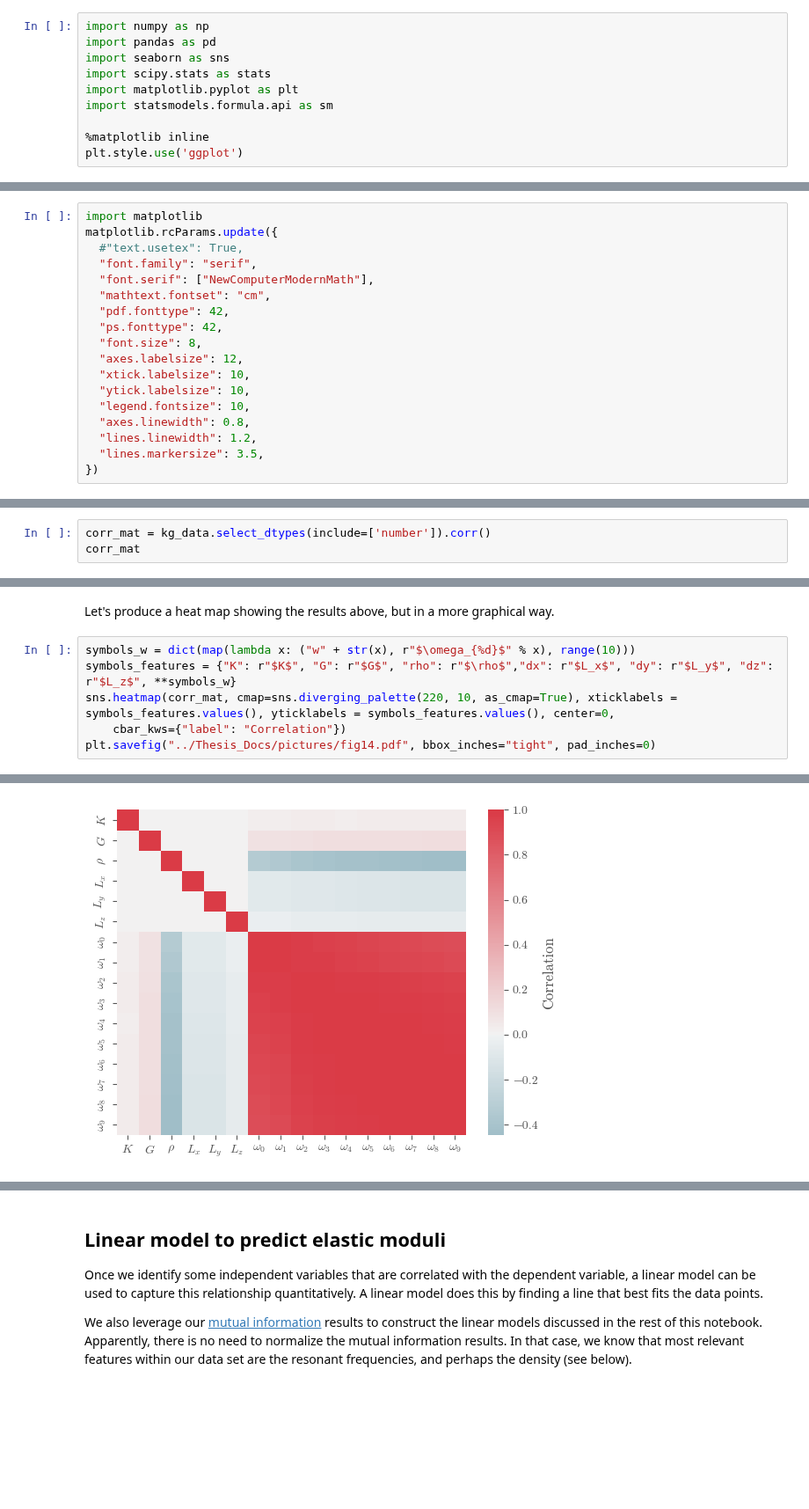
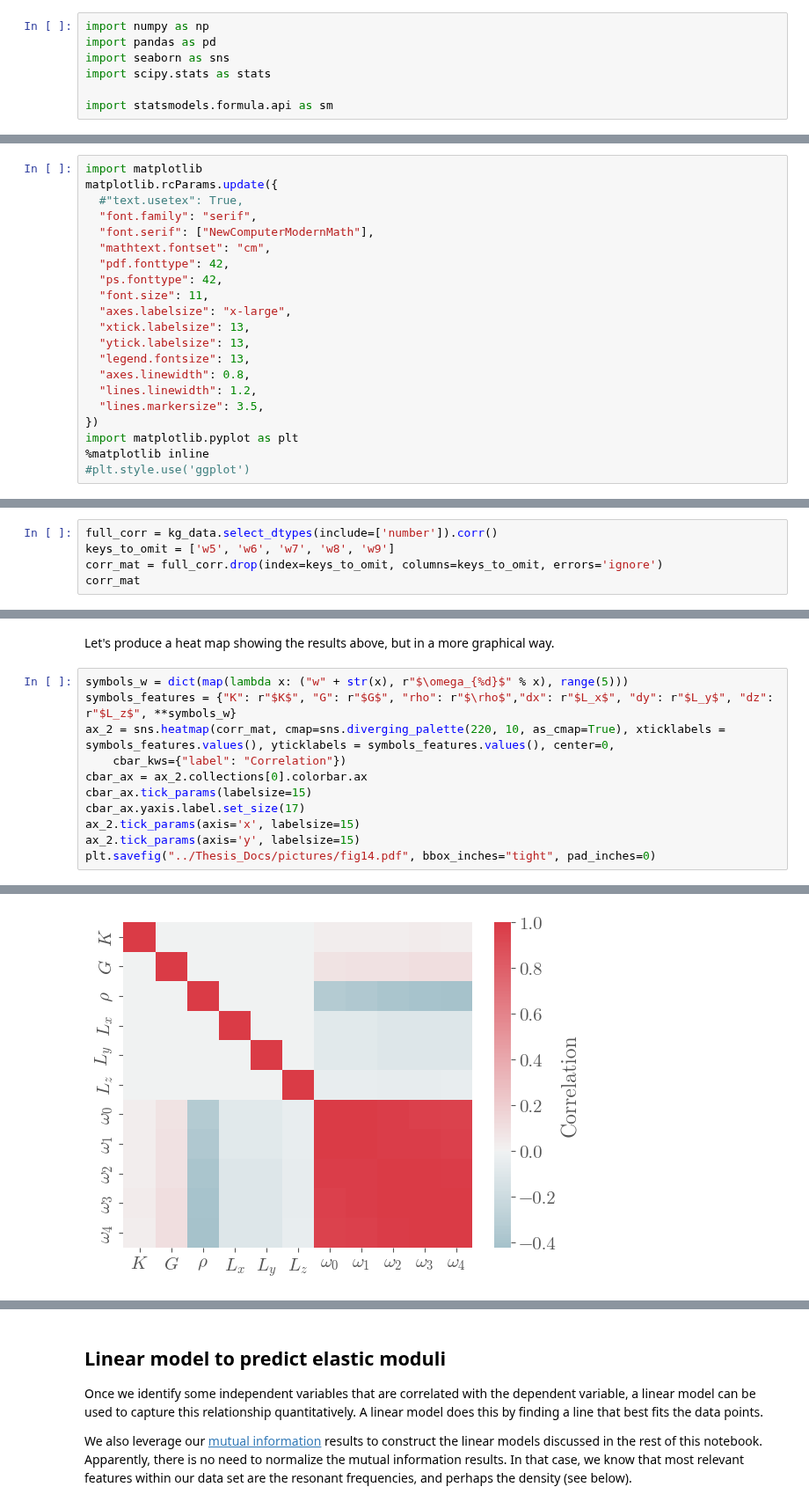
Before and after one commit to cubos-d/RUSpectroscopy_Tools, a Jupyter notebook: notebooks/linear_regress.ipynb, the cells around one changed output, grey strips where cells are left out. Shown at 88% size. Cells and saved outputs as stored; diff of their text form; blank space fills up the shorter version.

Commit message:
feat: Modified notebooks to generate fancier vectorized pdf plots

```diff
--- a/notebooks/linear_regress.ipynb
+++ b/notebooks/linear_regress.ipynb
@@ -17,11 +17,8 @@ import numpy as np
 import pandas as pd
 import seaborn as sns
 import scipy.stats as stats
-import matplotlib.pyplot as plt
+
 import statsmodels.formula.api as sm
-
-%matplotlib inline
-plt.style.use('ggplot')
 # %%
 from sklearn import linear_model
 from sklearn.model_selection import train_test_split, KFold
@@ -36,12 +33,15 @@ matplotlib.rcParams.update({
   "mathtext.fontset": "cm",
   "pdf.fonttype": 42,
   "ps.fonttype": 42,
-  "font.size": 8,
-  "axes.labelsize": 12,
-  "xtick.labelsize": 10,
-  "ytick.labelsize": 10,
-  "legend.fontsize": 10,
+  "font.size": 11,
+  "axes.labelsize": "x-large",
+  "xtick.labelsize": 13,
+  "ytick.labelsize": 13,
+  "legend.fontsize": 13,
   "axes.linewidth": 0.8,
   "lines.linewidth": 1.2,
   "lines.markersize": 3.5,
 })
+import matplotlib.pyplot as plt
+%matplotlib inline
+#plt.style.use('ggplot')
@@ -190,6 +194,8 @@ To find the variables that have the greatest influence on elastic constants, we
 
 Correlation measures the linear relationship between two variables. The quantity <b>correlation</b> measures how linear the relationship between two variables is.
 # %%
-corr_mat = kg_data.select_dtypes(include=['number']).corr()
+full_corr = kg_data.select_dtypes(include=['number']).corr()
+keys_to_omit = ['w5', 'w6', 'w7', 'w8', 'w9']
+corr_mat = full_corr.drop(index=keys_to_omit, columns=keys_to_omit, errors='ignore')
 corr_mat
 # %% [output]
@@ -213,14 +214,19 @@ corr_mat
 # %% [markdown]
 Let's produce a heat map showing the results above, but in a more graphical way.
 # %%
-symbols_w = dict(map(lambda x: ("w" + str(x), r"$\omega_{%d}$" % x), range(10)))
+symbols_w = dict(map(lambda x: ("w" + str(x), r"$\omega_{%d}$" % x), range(5)))
 symbols_features = {"K": r"$K$", "G": r"$G$", "rho": r"$\rho$","dx": r"$L_x$", "dy": r"$L_y$", "dz": r"$L_z$", **symbols_w}
-sns.heatmap(corr_mat, cmap=sns.diverging_palette(220, 10, as_cmap=True), xticklabels = symbols_features.values(), yticklabels = symbols_features.values(), center=0,
+ax_2 = sns.heatmap(corr_mat, cmap=sns.diverging_palette(220, 10, as_cmap=True), xticklabels = symbols_features.values(), yticklabels = symbols_features.values(), center=0,
     cbar_kws={"label": "Correlation"})
+cbar_ax = ax_2.collections[0].colorbar.ax
+cbar_ax.tick_params(labelsize=15)
+cbar_ax.yaxis.label.set_size(17)
+ax_2.tick_params(axis='x', labelsize=15)
+ax_2.tick_params(axis='y', labelsize=15)
 plt.savefig("../Thesis_Docs/pictures/fig14.pdf", bbox_inches="tight", pad_inches=0)
 # %% [output]
 'created' timestamp seems very low; regarding as unix timestamp
 'modified' timestamp seems very low; regarding as unix timestamp
 'created' timestamp seems very low; regarding as unix timestamp
 'modified' timestamp seems very low; regarding as unix timestamp
-[figure, old version]
+[figure, new version]
```
Also changed, not shown: parts of 15 cells of this notebook, 5 other files.
